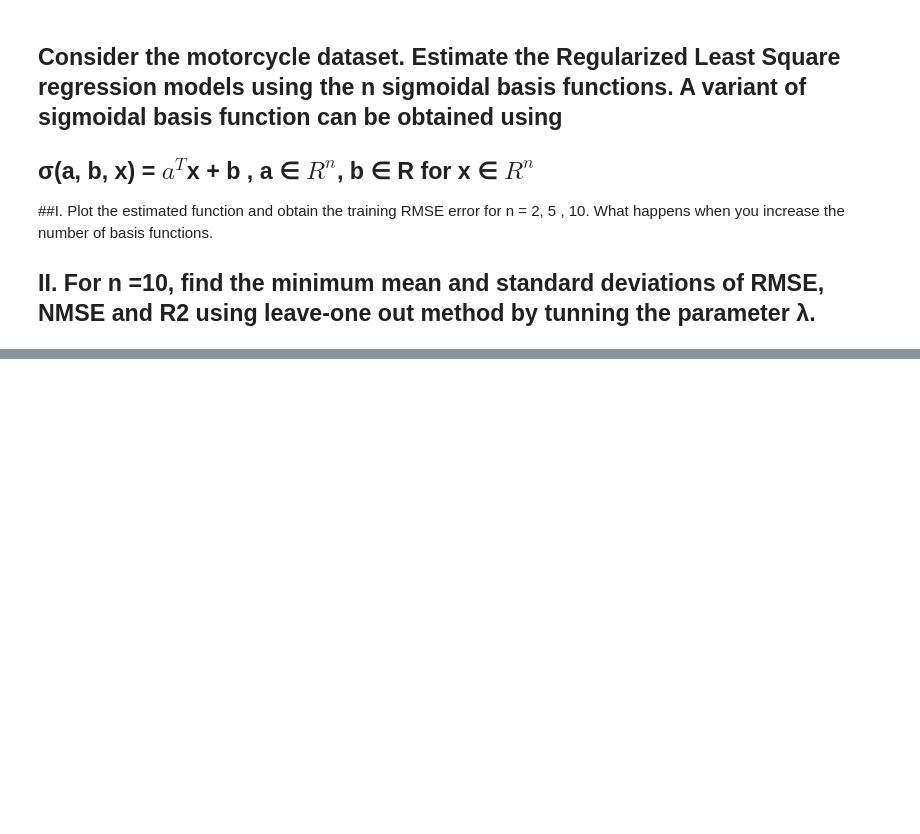
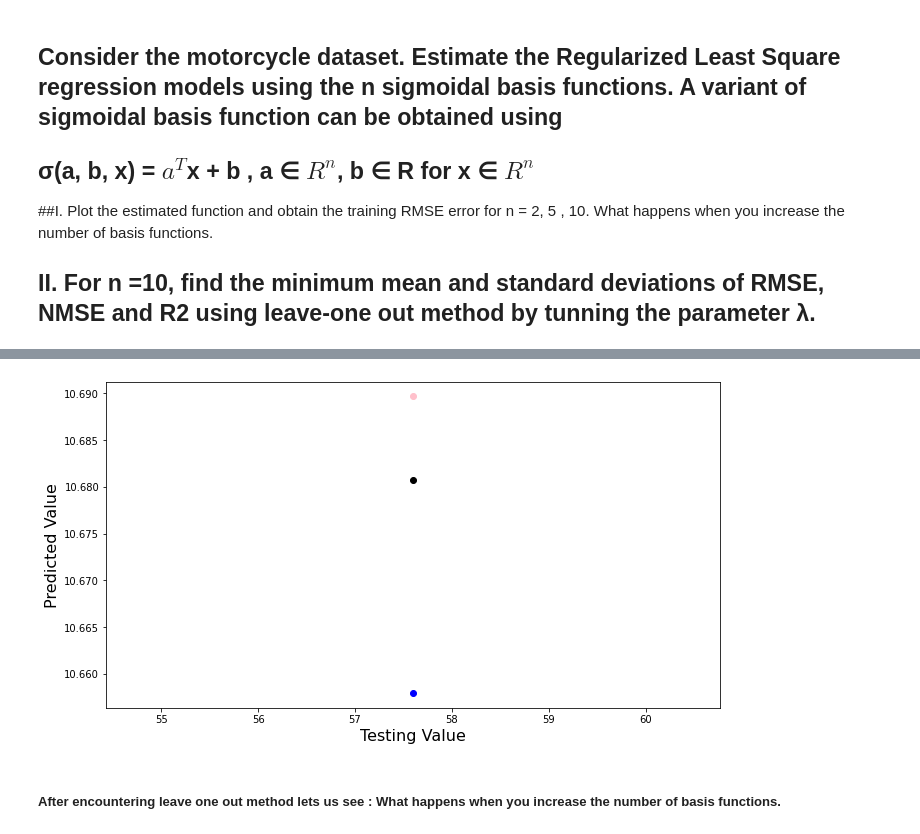
Before and after one commit to Rohanjos97/machine-learning-assignments, a Jupyter notebook: assignment 2/Assignment2.ipynb, the cells around one changed output, grey strips where cells are left out. Saved outputs shown, nothing was run; the diff lists cells and outputs as text; code cells hidden in the pictures; blank space fills up the shorter version.

```diff
--- a/assignment 2/Assignment2.ipynb
+++ b/assignment 2/Assignment2.ipynb
@@ -1151,0 +1421,10 @@ max_value
+# %%
+#assigning variables to the the cofficient to use it further in the code
+#this has been used for training and testing set both for cofficient A and B
+A2, B2= Coff_data(2)
+A5, B5= Coff_data(5)
+A10, B10= Coff_data(10)
+
+A2t, B2t= Coff_data(2)
+A5t, B5t= Coff_data(5)
+A10t, B10t= Coff_data(10)
@@ -1151,0 +1653,13 @@ max_value
+# %%
+plt.figure(figsize=(11,6))
+plt.scatter(xtesting, A10_y_pred_t,color='pink', label='Linear Regression')
+plt.scatter(xtesting, A2_y_pred_t,color='blue', label='Linear Regression')
+plt.scatter(xtesting, A5_y_pred_t,color='black', label='Linear Regression')
+plt.xlabel('Testing Value',fontsize=16)
+plt.ylabel('Predicted Value',fontsize=16)
+
+plt.show()
+# %% [output]
+[figure, added]
+# %% [markdown]
+##### After encountering leave one out method lets us see : What happens when you increase the number of basis functions.
```
Also changed, not shown: parts of 78 cells of this notebook.
